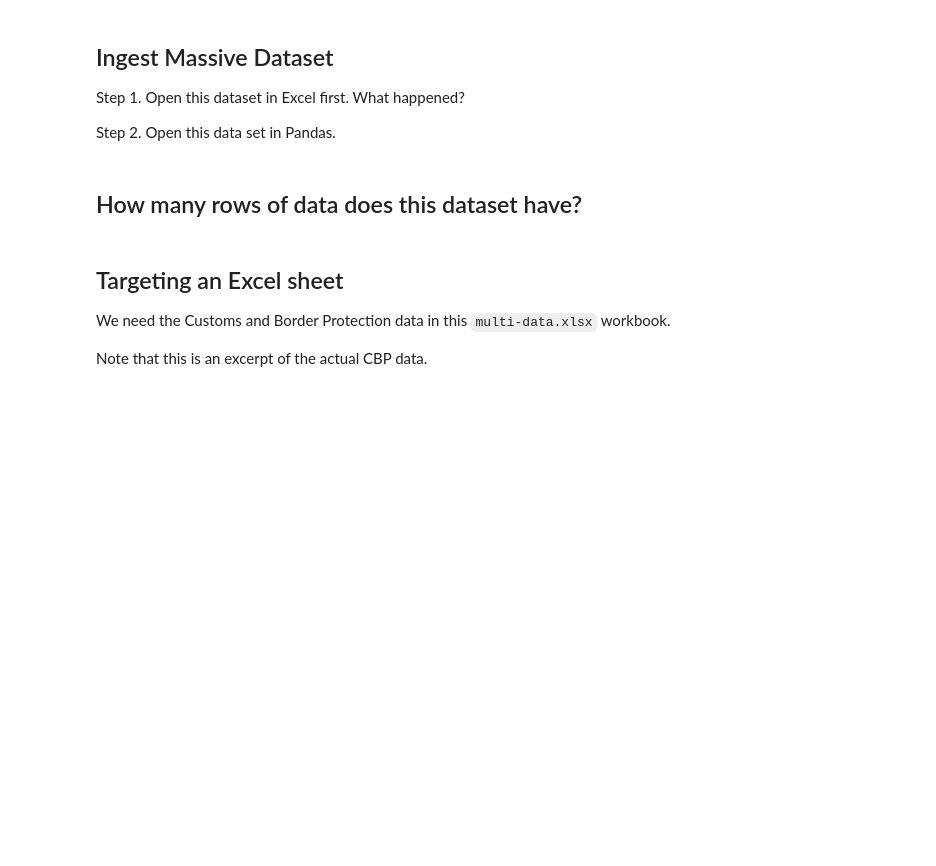
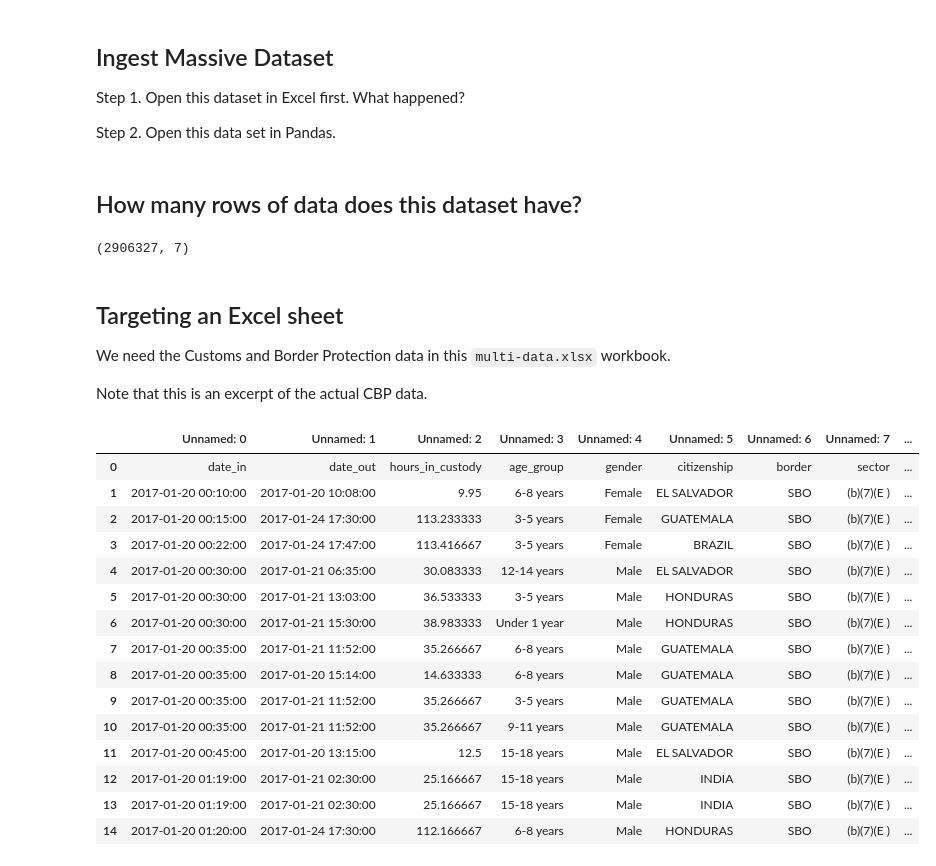
Before and after one commit to sadiebrown50/wk-7-hw, a Jupyter notebook: homework-week-7-brown.ipynb, the cells around one changed output. Cells and saved outputs as stored; diff of their text form; code cells hidden in the pictures; blank space fills up the shorter version.

```diff
--- a/homework-week-7-brown.ipynb
+++ b/homework-week-7-brown.ipynb
@@ -74,6 +308,9 @@ Step 2. Open this data set in Pandas.
 ## How many rows of data does this dataset have?
 # %%
 ## 2_906_327
+temps_df.shape
+# %% [output]
+(2906327, 7)
 # %% [markdown]
 ## Targeting an Excel sheet
 
@@ -82,5 +319,24 @@
 Note that this is an excerpt of the actual CBP data.
 # %%
 ### import it here
+cbp_df = pd.read_excel("multi-data.xlsx", sheet_name = "CBP", skiprows = 5)
 # %%
 ## call the top 15 rows
+cbp_df.head(15)
+# %% [output]
+|  | Unnamed: 0 | Unnamed: 1 | Unnamed: 2 | Unnamed: 3 | Unnamed: 4 | Unnamed: 5 | Unnamed: 6 | Unnamed: 7 | ... |
+| 0 | date_in | date_out | hours_in_custody | age_group | gender | citizenship | border | sector | ... |
+| 1 | 2017-01-20 00:10:00 | 2017-01-20 10:08:00 | 9.95 | 6-8 years | Female | EL SALVADOR | SBO | (b)(7)(E ) | ... |
+| 2 | 2017-01-20 00:15:00 | 2017-01-24 17:30:00 | 113.233333 | 3-5 years | Female | GUATEMALA | SBO | (b)(7)(E ) | ... |
+| 3 | 2017-01-20 00:22:00 | 2017-01-24 17:47:00 | 113.416667 | 3-5 years | Female | BRAZIL | SBO | (b)(7)(E ) | ... |
+| 4 | 2017-01-20 00:30:00 | 2017-01-21 06:35:00 | 30.083333 | 12-14 years | Male | EL SALVADOR | SBO | (b)(7)(E ) | ... |
+| 5 | 2017-01-20 00:30:00 | 2017-01-21 13:03:00 | 36.533333 | 3-5 years | Male | HONDURAS | SBO | (b)(7)(E ) | ... |
+| 6 | 2017-01-20 00:30:00 | 2017-01-21 15:30:00 | 38.983333 | Under 1 year | Male | HONDURAS | SBO | (b)(7)(E ) | ... |
+| 7 | 2017-01-20 00:35:00 | 2017-01-21 11:52:00 | 35.266667 | 6-8 years | Male | GUATEMALA | SBO | (b)(7)(E ) | ... |
+| 8 | 2017-01-20 00:35:00 | 2017-01-20 15:14:00 | 14.633333 | 6-8 years | Male | GUATEMALA | SBO | (b)(7)(E ) | ... |
+| 9 | 2017-01-20 00:35:00 | 2017-01-21 11:52:00 | 35.266667 | 3-5 years | Male | GUATEMALA | SBO | (b)(7)(E ) | ... |
+| 10 | 2017-01-20 00:35:00 | 2017-01-21 11:52:00 | 35.266667 | 9-11 years | Male | GUATEMALA | SBO | (b)(7)(E ) | ... |
+| 11 | 2017-01-20 00:45:00 | 2017-01-20 13:15:00 | 12.5 | 15-18 years | Male | EL SALVADOR | SBO | (b)(7)(E ) | ... |
+| 12 | 2017-01-20 01:19:00 | 2017-01-21 02:30:00 | 25.166667 | 15-18 years | Male | INDIA | SBO | (b)(7)(E ) | ... |
+| 13 | 2017-01-20 01:19:00 | 2017-01-21 02:30:00 | 25.166667 | 15-18 years | Male | INDIA | SBO | (b)(7)(E ) | ... |
+| 14 | 2017-01-20 01:20:00 | 2017-01-24 17:30:00 | 112.166667 | 6-8 years | Male | HONDURAS | SBO | (b)(7)(E ) | ... |
```
Also changed, not shown: parts of 24 cells of this notebook, 1 other file.
